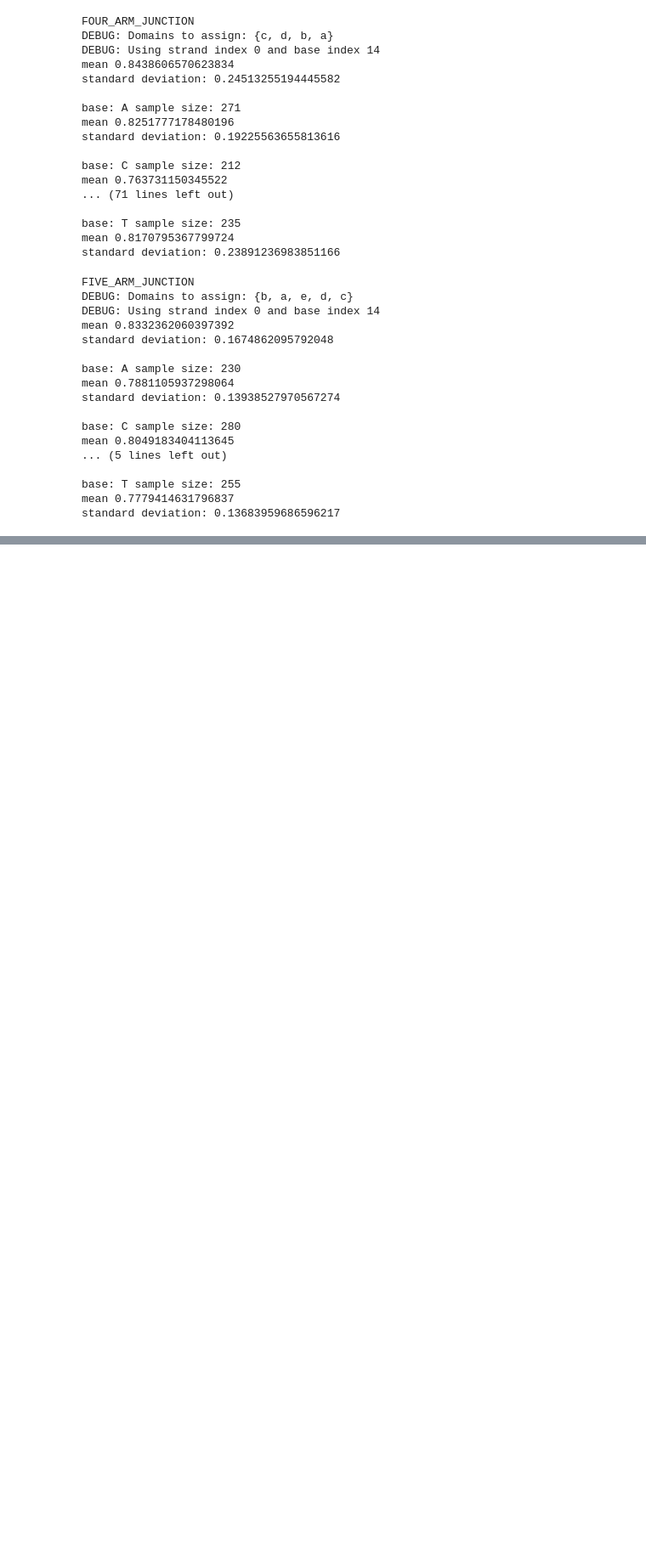
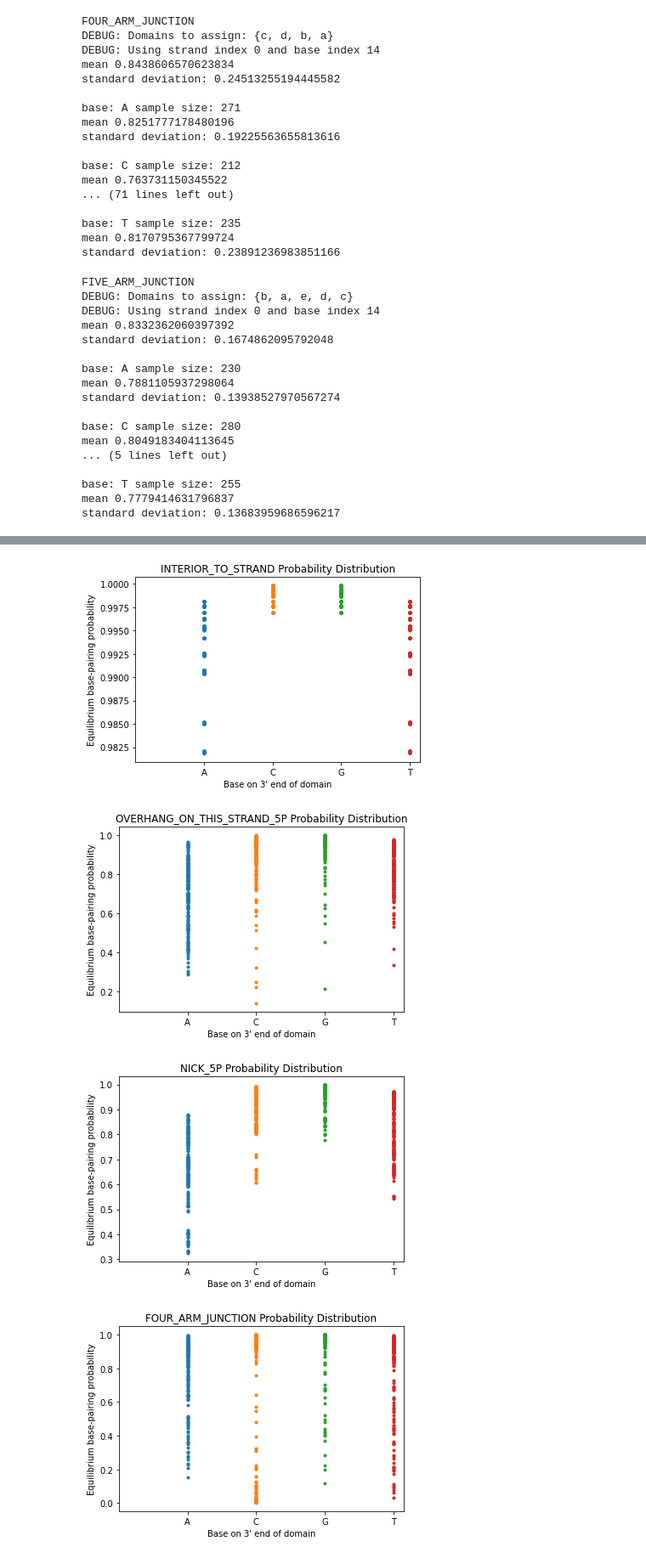
Before and after one commit to UC-Davis-molecular-computing/nuad, a Jupyter notebook: base_pair_probability.ipynb, the cells around one changed output, grey strips where cells are left out. Shown at 85% size. Saved outputs shown, nothing was run; the diff lists cells and outputs as text; code cells hidden in the pictures; blank space fills up the shorter version.

Commit message:
Add distribution plots

```diff
--- a/base_pair_probability.ipynb
+++ b/base_pair_probability.ipynb
@@ -1020,3 +1040,30 @@ Most Probabable Base Pair Type By Base
 | 14 | OVERHANG_ON_ADJACENT_STRAND_5P | OVERHANG_ON_BOTH_STRAND_3P | OVERHANG_ON_BOTH_STRAND_3P | DANGLE_3P |
 | 15 | DANGLE_3P | BLUNT_END | DANGLE_3P | OVERHANG_ON_ADJACENT_STRAND_3P |
 | 16 | BLUNT_END | OVERHANG_ON_ADJACENT_STRAND_3P | BLUNT_END | BLUNT_END |
+# %%
+import numpy as np
+import matplotlib.pyplot as plt
+import random
+
+PLOT_SAMPLE_SIZE = 100
+
+def plot_bppr_probability_distribution(bppr: BasePairProbabilityResult) -> None:
+    for i, base in enumerate('ACGT'):
+#         ar = random.sample(list(bppr.bpps_by_base[base]), PLOT_SAMPLE_SIZE)
+        ar = bppr.bpps_by_base[base]
+        plt.plot(np.full_like(ar, 1 + i), ar, '.')
+
+    pp.xticks([1,2,3,4],['A', 'C', 'G', 'T'])
+    plt.xlim(xmin=0)
+    plt.xlabel('Base on 3\' end of domain')
+    plt.ylabel('Equilibrium base-pairing probability')
+    plt.title(f'{bppr.name} Probability Distribution')
+    plt.show()
+
+for bppr in base_pair_probability_results:
+    plot_bppr_probability_distribution(bppr)
+# %% [output]
+[figure, added]
+[figure, added]
+[figure, added]
+[figure, added]
```
Also changed, not shown: parts of 4 cells of this notebook.
